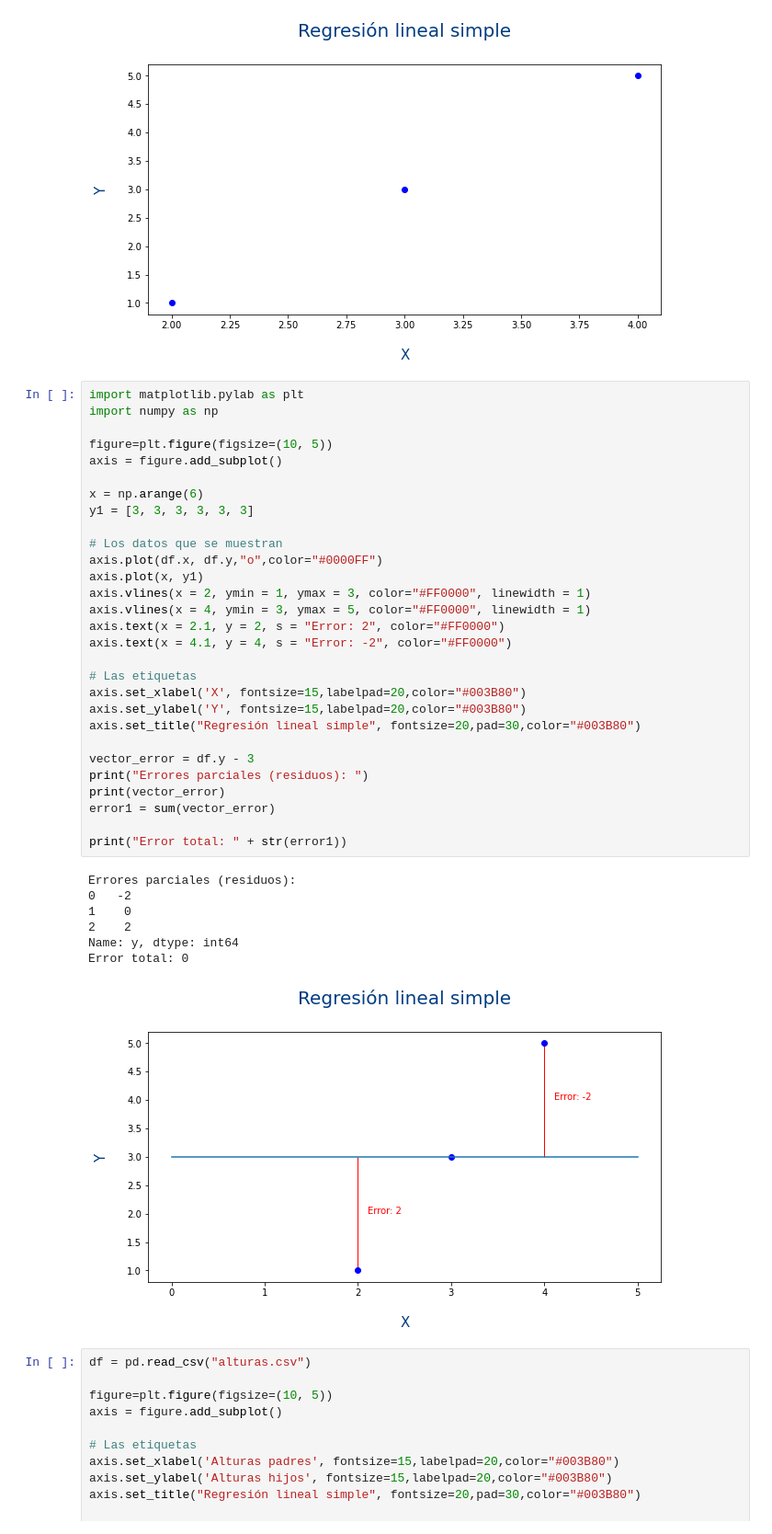
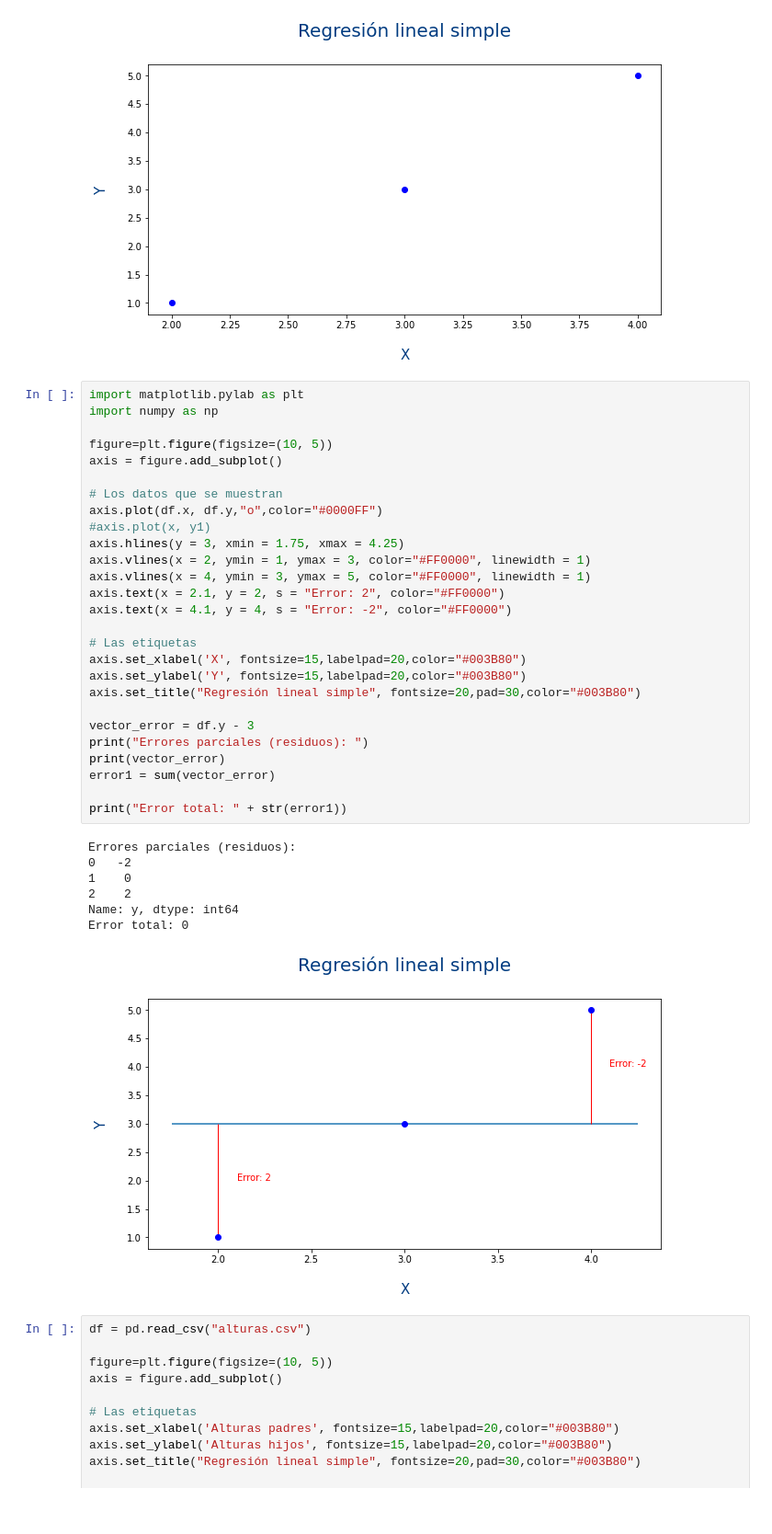
Before and after one commit to cesguiro/ML, a Jupyter notebook: Métricas/metricas_2.ipynb, the cells around one changed output. Shown at 92% size. Drawn from its saved outputs; the diff is of its cells as text.

```diff
--- a/Métricas/metricas_2.ipynb
+++ b/Métricas/metricas_2.ipynb
@@ -39,38 +39,36 @@ import matplotlib.pylab as plt
 import numpy as np
 
 figure=plt.figure(figsize=(10, 5))
 axis = figure.add_subplot()
 
-x = np.arange(6)
-y1 = [3, 3, 3, 3, 3, 3]
-
 # Los datos que se muestran
 axis.plot(df.x, df.y,"o",color="#0000FF")
-axis.plot(x, y1)
+#axis.plot(x, y1)
+axis.hlines(y = 3, xmin = 1.75, xmax = 4.25)
 axis.vlines(x = 2, ymin = 1, ymax = 3, color="#FF0000", linewidth = 1)
 axis.vlines(x = 4, ymin = 3, ymax = 5, color="#FF0000", linewidth = 1)
 axis.text(x = 2.1, y = 2, s = "Error: 2", color="#FF0000")
 axis.text(x = 4.1, y = 4, s = "Error: -2", color="#FF0000")
 
 # Las etiquetas
 axis.set_xlabel('X', fontsize=15,labelpad=20,color="#003B80")
 axis.set_ylabel('Y', fontsize=15,labelpad=20,color="#003B80")
 axis.set_title("Regresión lineal simple", fontsize=20,pad=30,color="#003B80")
 
 vector_error = df.y - 3
 print("Errores parciales (residuos): ")
 print(vector_error)
 error1 = sum(vector_error)
 
 print("Error total: " + str(error1))
 # %% [output]
 Errores parciales (residuos):
 0   -2
 1    0
 2    2
 Name: y, dtype: int64
 Error total: 0
-[figure, old version]
+[figure, new version]
 # %%
 df = pd.read_csv("alturas.csv")
 
```
Also changed, not shown: parts of 1 cell of this notebook, 11 other files.
